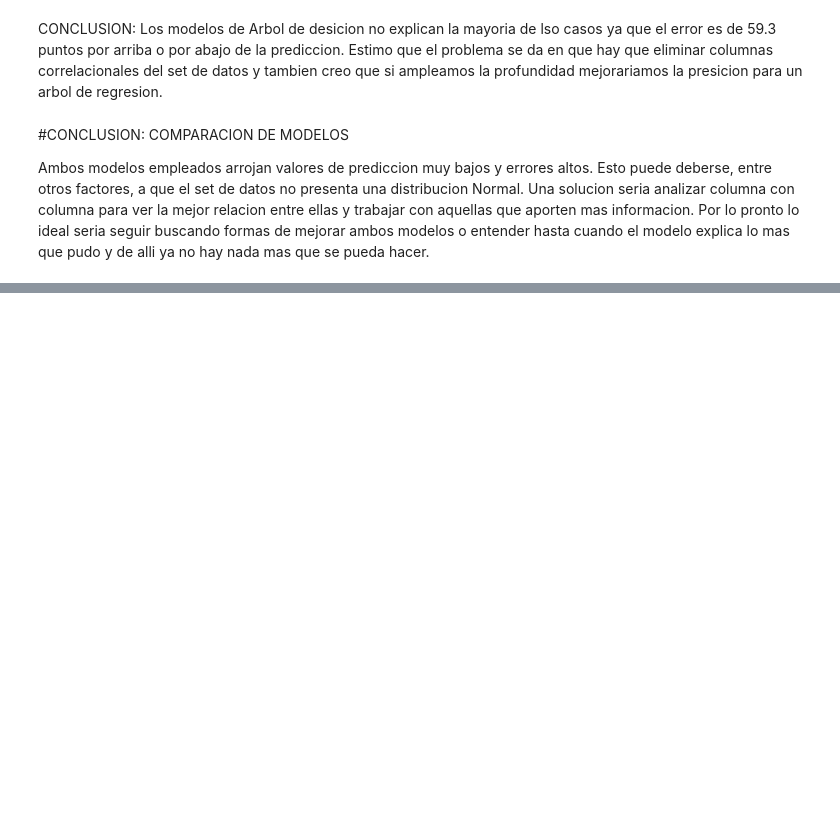
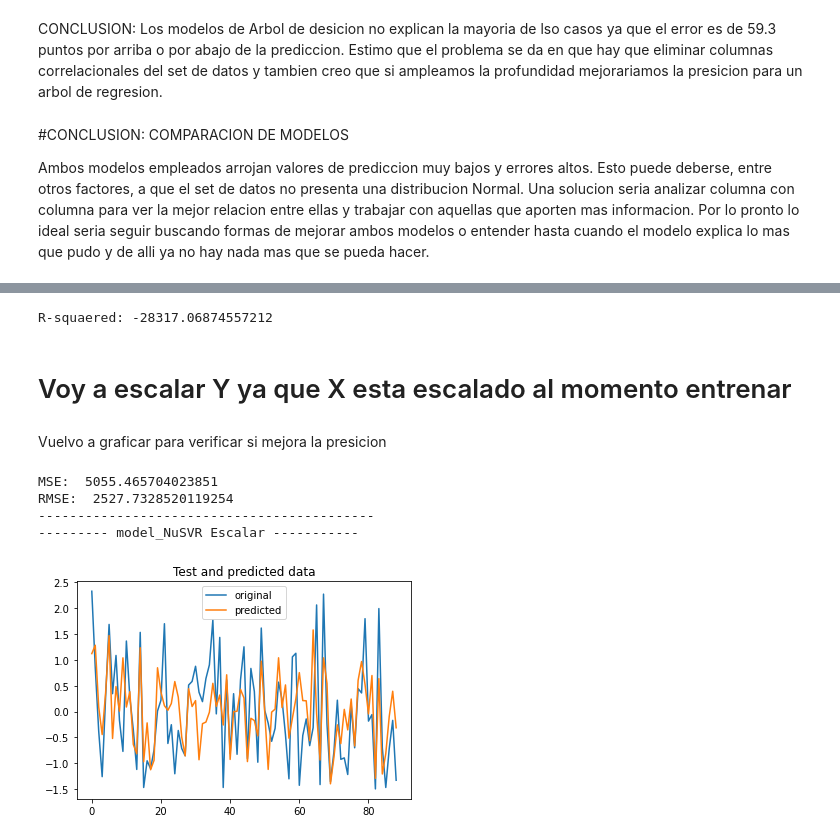
Before and after one commit to octagomez/Practico_191022, a Jupyter notebook: Examen V1.ipynb, the cells around one changed output, grey strips where cells are left out. Drawn from its saved outputs; the diff is of its cells as text; code cells hidden in the pictures; blank space fills up the shorter version.

```diff
--- a/Examen V1.ipynb
+++ b/Examen V1.ipynb
@@ -1043,0 +1405,8 @@ Utilizaremos un modelo SVM para regresion y evaluaremos si este modelo se adapta
+# %%
+# ESCALO LAS MATRICES X e Y
+
+from sklearn.preprocessing import scale
+X_train_scaler = scale(X_train)
+y_train_scaler = scale(y_train)
+X_test_scaler = scale(X_test)
+y_test_scaler = scale(y_test)
@@ -1043,0 +1434,37 @@ Utilizaremos un modelo SVM para regresion y evaluaremos si este modelo se adapta
+# %%
+# Defino un nuevo modelo
+model_NuSVR_param2 = make_pipeline(StandardScaler(), NuSVR(C=1000.0, gamma=3.0517578125e-05, nu=0.35))
+# Entreno con el set de datos escalado
+model_NuSVR_param2.fit(X_train_scaler,y_train_scaler)
+# Prediccion con matriz escalada
+predic_model_NuSVR_param2 = model_NuSVR_param2.predict(X_test_scaler)
+# %%
+score = model_NuSVR.score(X_train_scaler, y_train_scaler)
+print("R-squaered:", score)
+# %% [output]
+R-squaered: -28317.06874557212
+# %% [markdown]
+# Voy a escalar Y ya que X esta escalado al momento entrenar
+# %% [markdown]
+Vuelvo a graficar para verificar si mejora la presicion
+# %%
+mse_SVR_param = mean_squared_error(y_test_scaler, predic_model_NuSVR_param2)
+
+
+print("MSE: ", mse_SVR)
+print("RMSE: ", mse_SVR*(1/2.0))
+print("-------------------------------------------")
+# Finally, we'll visualize the original and predicted data in a plot.
+print("--------- model_NuSVR Escalar -----------")
+x_ax = range(len(y_test_scaler))
+plt.plot(x_ax, y_test_scaler, label="original")
+plt.plot(x_ax, predic_model_NuSVR_param2, label="predicted")
+plt.title("Test and predicted data")
+plt.legend()
+plt.show()
+# %% [output]
+MSE:  5055.465704023851
+RMSE:  2527.7328520119254
+-------------------------------------------
+--------- model_NuSVR Escalar -----------
+[figure, added]
```
Also changed, not shown: parts of 25 cells of this notebook.
